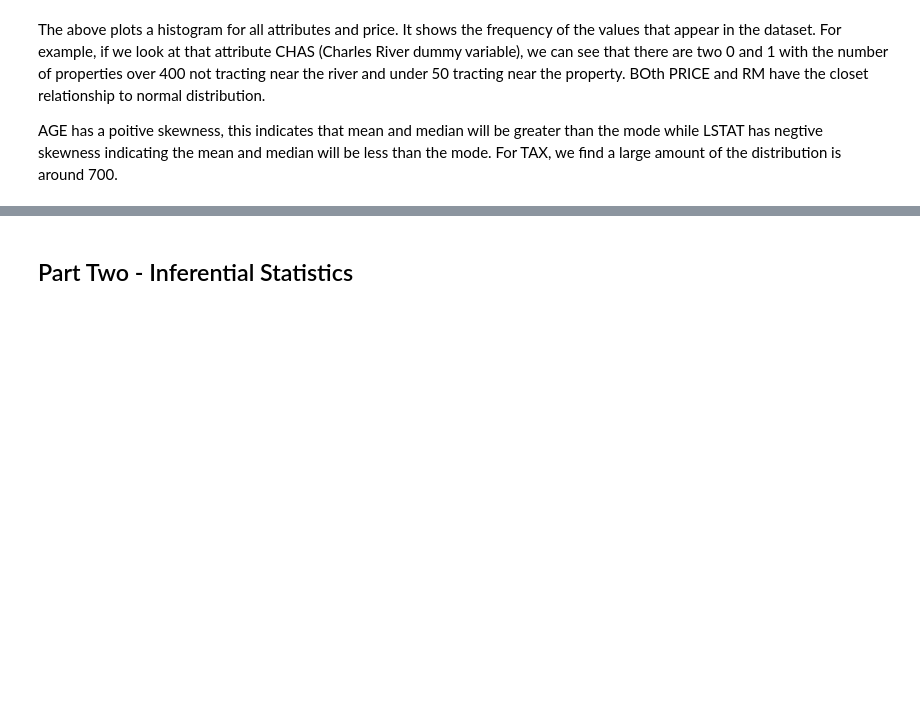
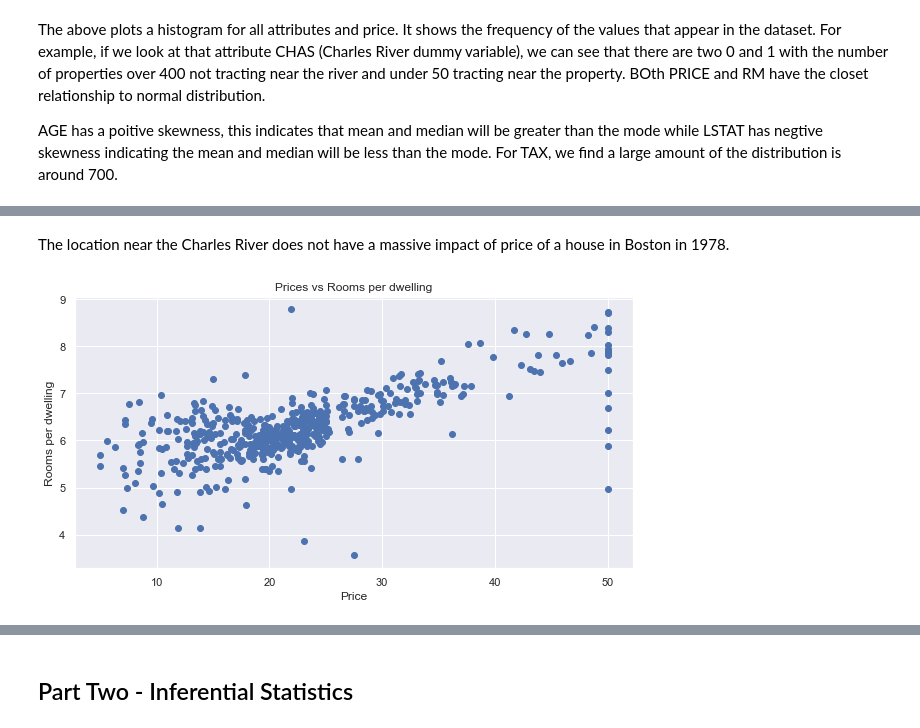
Before and after one commit to JohnADeady/ML-S-Project, a Jupyter notebook: Boston House Prices.ipynb, the cells around one changed output, grey strips where cells are left out. Cells and saved outputs as stored; diff of their text form; code cells hidden in the pictures; blank space fills up the shorter version.

```diff
--- a/Boston House Prices.ipynb
+++ b/Boston House Prices.ipynb
@@ -144,0 +174,20 @@ sns.pairplot(data, diag_kind = 'kde', plot_kws = {'alpha': 0.6, 's': 80, 'edgeco
+# %% [markdown]
+The location near the Charles River does not have a massive impact of price of a house in Boston in 1978.
+# %%
+# Re-size the displot
+sns.set(rc={'figure.figsize':(10,5)})
+
+# Create a scatter plot comparing Price and CHAS
+plt.scatter(data.PRICE,data.RM)
+
+#Title
+plt.title("Prices vs Rooms per dwelling")
+
+# X and Y -axis description
+plt.xlabel("Price")
+plt.ylabel("Rooms per dwelling")
+
+#Print plot
+plt.show()
+# %% [output]
+[figure, added]
```
Also changed, not shown: parts of 26 cells of this notebook.
